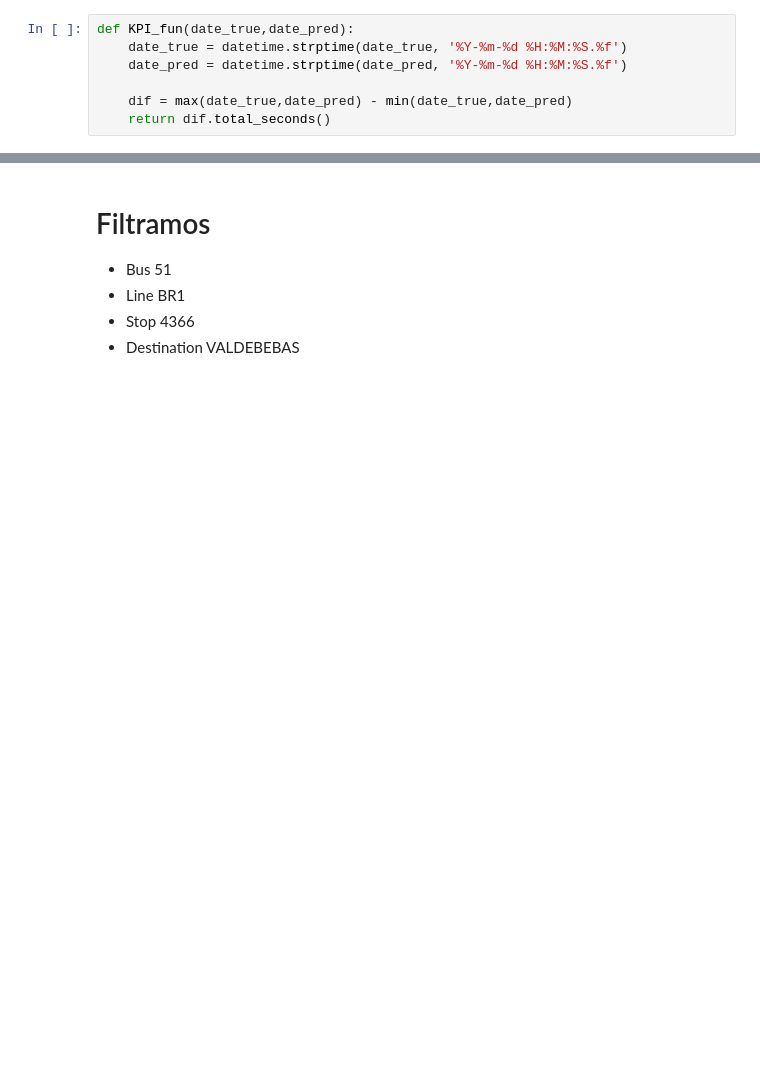
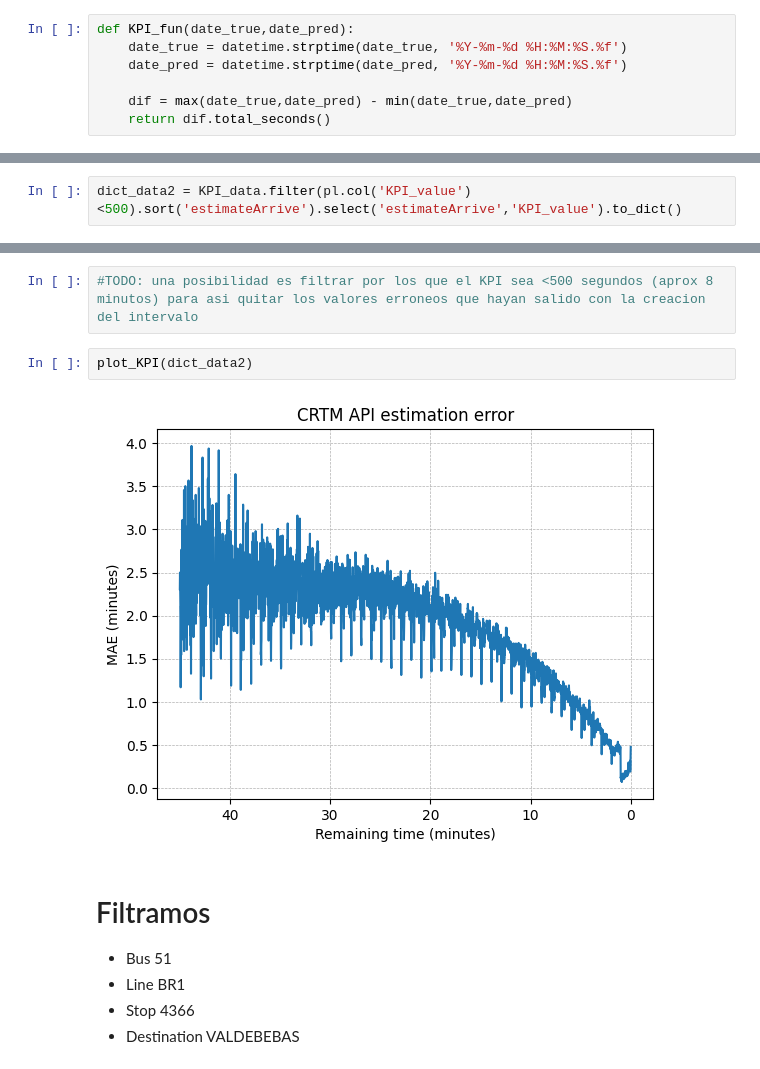
Before and after one commit to INESData/inesdata-mov-data-generation, a Jupyter notebook: docs/notebooks/aux/sprint_20240429.ipynb, the cells around one changed output, grey strips where cells are left out. Cells and saved outputs as stored; diff of their text form; blank space fills up the shorter version.

```diff
--- a/docs/notebooks/aux/sprint_20240429.ipynb
+++ b/docs/notebooks/aux/sprint_20240429.ipynb
@@ -69,3 +58,5 @@ dict = KPI.sort('estimateArrive').select('estimateArrive','KPI_value').to_dict()
+# %%
+dict_data2 = KPI_data.filter(pl.col('KPI_value')<500).sort('estimateArrive').select('estimateArrive','KPI_value').to_dict()
 # %%
 def plot_KPI(dict):
     new_dict = {}
@@ -96,3 +88,9 @@ plot_KPI(dict)
+# %%
+#TODO: una posibilidad es filtrar por los que el KPI sea <500 segundos (aprox 8 minutos) para asi quitar los valores erroneos que hayan salido con la creacion del intervalo
+# %%
+plot_KPI(dict_data2)
+# %% [output]
+[figure, added]
 # %% [markdown]
 # Filtramos
 * Bus 51
```
Also changed, not shown: parts of 79 cells of this notebook, 5 other files.
